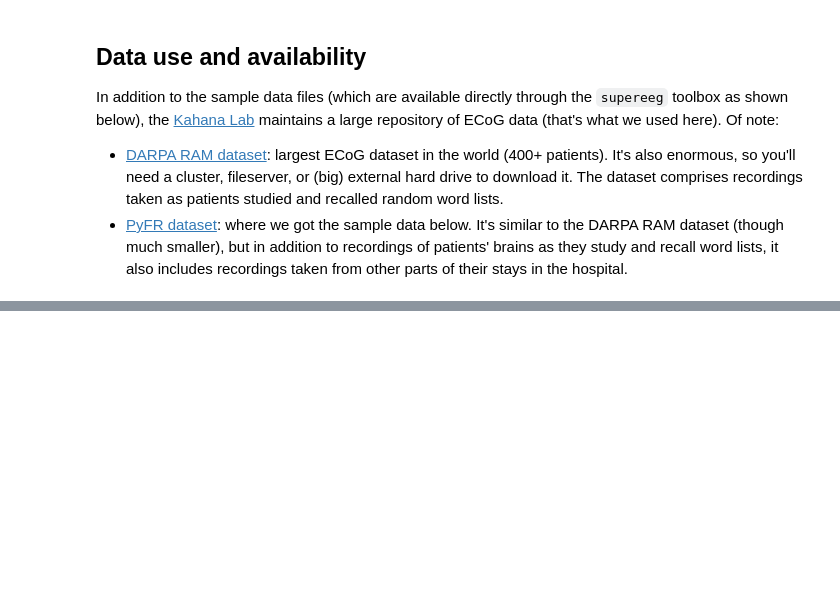
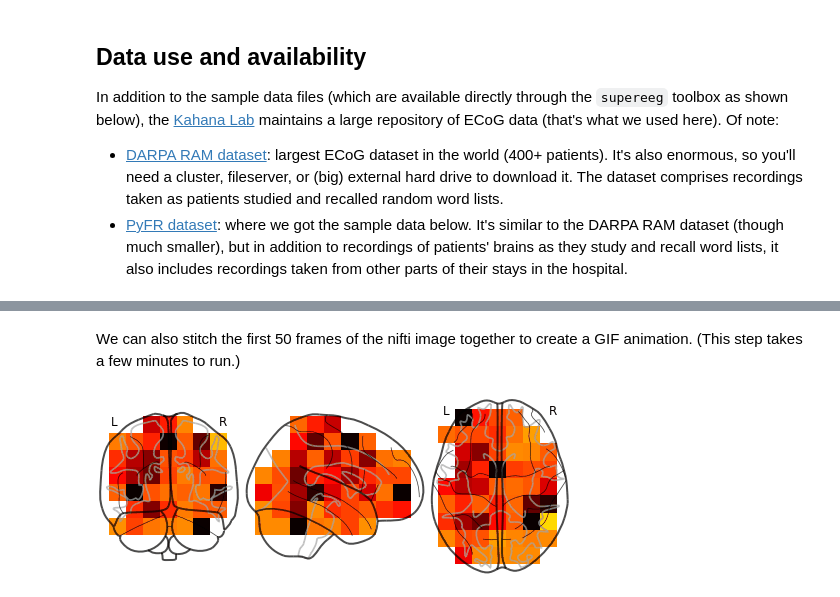
Before and after one commit to Summer-MIND/mind_2018, a Jupyter notebook: tutorials/supereeg/GP_demo_ECoG.ipynb, the cells around one changed output, grey strips where cells are left out. Drawn from its saved outputs; the diff is of its cells as text; code cells hidden in the pictures; blank space fills up the shorter version.

```diff
--- a/tutorials/supereeg/GP_demo_ECoG.ipynb
+++ b/tutorials/supereeg/GP_demo_ECoG.ipynb
@@ -117,6 +180,15 @@ nii_recon_20mm.plot_anat()
+# %% [markdown]
+We can also stitch the first 50 frames of the nifti image together to create a GIF animation.  (This step takes a few minutes to run.)
 # %%
-gif_dir = os.path.join(os.getenv('HOME'), 'Desktop', 'recon_demo')
+gif_dir = os.path.join('/mnt', 'recon_demo')
 if not os.path.exists(gif_dir):
     os.makedirs(gif_dir)
 nii_recon_20mm.make_gif(gif_dir, name='recon_20mm_gray', index=np.arange(50))
 [os.remove(x) for x in glob(os.path.join(gif_dir, '*.png'))];
+# %%
+from IPython.display import Image
+fname = os.path.join(gif_dir, 'recon_20mm_gray.gif')
+with open(fname, 'rb') as file:
+    display(Image(file.read()))
+# %% [output]
+[figure, added]
```
Also changed, not shown: parts of 33 cells of this notebook.
